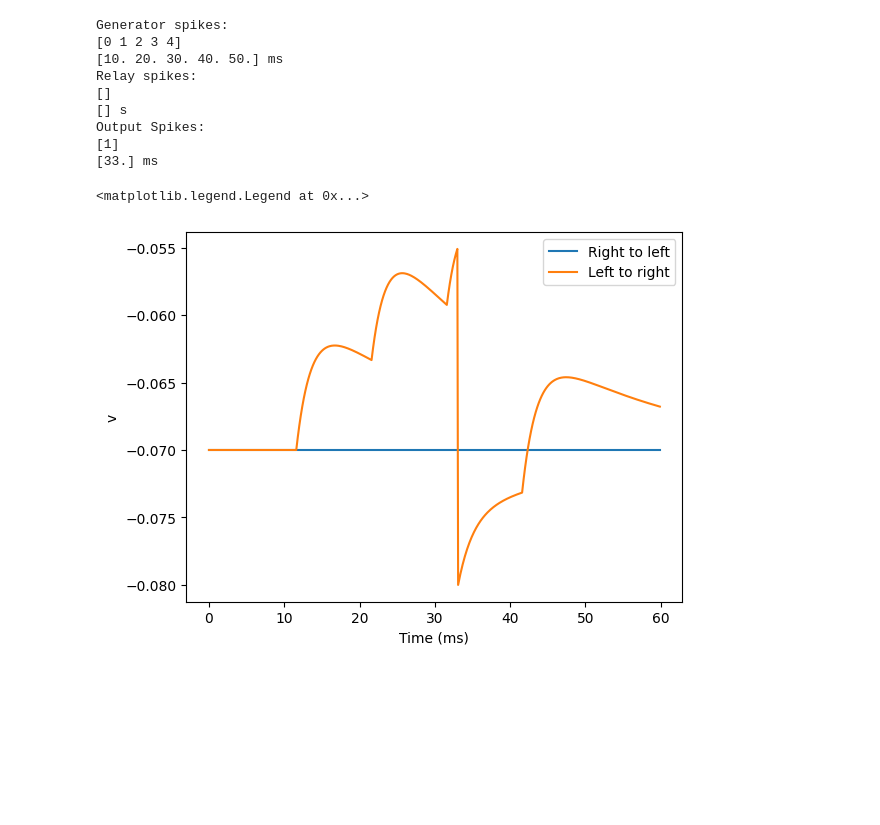
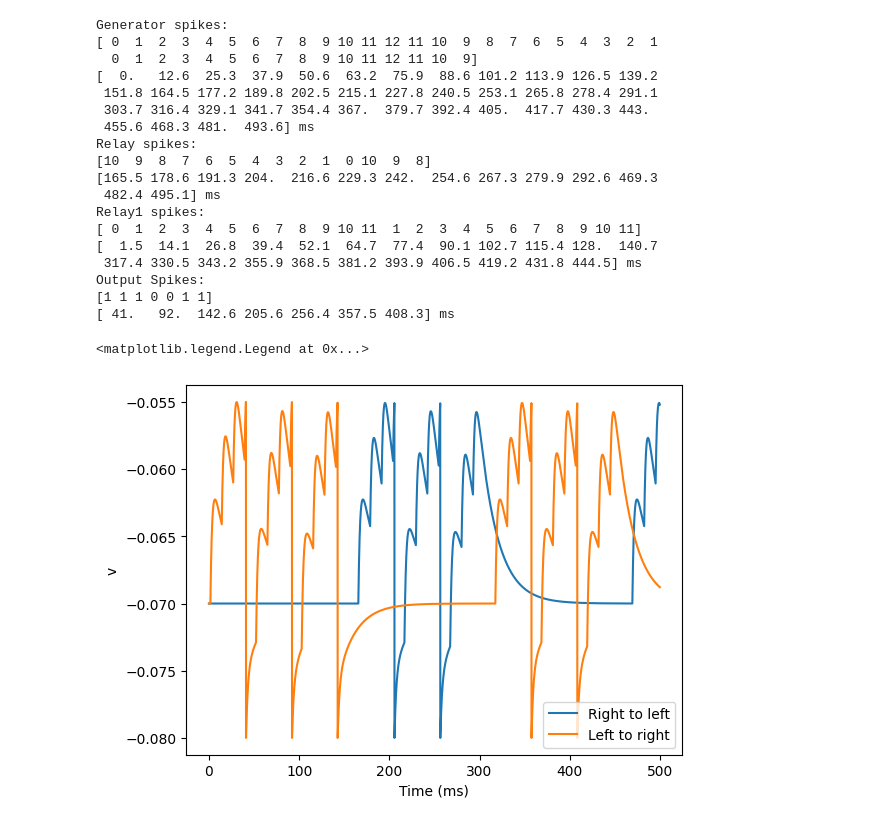
Before and after one commit to Lundsak/D7046E-SNN-project-Epsilon, a Jupyter notebook: brian2-test.ipynb, the cells around one changed output. Cells and saved outputs as stored; diff of their text form; code cells hidden in the pictures; blank space fills up the shorter version.

Commit message:
Brian2 now works with the basic data generator

```diff
--- a/brian2-test.ipynb
+++ b/brian2-test.ipynb
@@ -23,8 +55,14 @@ def visualise_connectivity(S):
 # %%
 start_scope()
 #spikeArr = [4,3,2,1,0] #Right to left
-spikeArr = [0,1,2,3,4] #Left to right
-generator = SpikeGeneratorGroup(5, spikeArr, [10,20,30,40,50]*ms)
+#spikeArr = [0,1,2,3,4] #Left to right
+#timeArr = [10,20,30,40,50]*ms
+spikeArr = plot_n
+timeArr = plot_t*second
+
+inputSize = num_receptors
+
+generator = SpikeGeneratorGroup(inputSize, spikeArr, timeArr)
 generatorMonitor = SpikeMonitor(generator)
 
 tau = 20*ms
@@ -39,23 +77,23 @@ dv/dt = -(v - v_rest)/tau + R*I_syn/tau : volt
 dI_syn/dt = -I_syn/tau_syn : ampere
 '''
 
-relay = NeuronGroup(4, equ, threshold=threshold, reset=v_reset, method=exact)
+relay = NeuronGroup(inputSize-1, equ, threshold=threshold, reset=v_reset, method=exact)
 relay.v = -70*mV
 inpToRel = Synapses(generator, relay, on_pre='I_syn += I_weight')
 inpToRel.connect(condition='j+1 == i')
-#visualise_connectivity(inpToRel)
+# visualise_connectivity(inpToRel)
 
-relay1 = NeuronGroup(4, equ, threshold=threshold, reset=v_reset, method=exact)
+relay1 = NeuronGroup(inputSize-1, equ, threshold=threshold, reset=v_reset, method=exact)
 relay1.v = -70*mV
 inpToRel1 = Synapses(generator, relay1, on_pre='I_syn += I_weight')
 inpToRel1.connect(condition='j == i')
-#visualise_connectivity(inpToRel1)
+# visualise_connectivity(inpToRel1)
 
-inhib = NeuronGroup(5, equ, threshold=threshold, reset=v_reset, method=exact)
+inhib = NeuronGroup(inputSize, equ, threshold=threshold, reset=v_reset, method=exact)
 inhib.v = -70*mV
 inpToIn = Synapses(generator, inhib, on_pre='I_syn += I_weight')
 inpToIn.connect(condition='j == i')
-#visualise_connectivity(inpToIn)
+# visualise_connectivity(inpToIn)
 
 inToRelay = Synapses(inhib, relay, on_pre='I_syn -= I_weight')
 inToRelay.connect(condition='j == i')
@@ -69,46 +107,60 @@ output = NeuronGroup(2, equ, threshold=threshold, reset=v_reset, method=exact)
 output.v = -70*mV
 relayToOut = Synapses(relay, output, on_pre='I_syn += I_weight/3')
 relayToOut.connect(condition='j == 0')
-#visualise_connectivity(relayToOut)
+# visualise_connectivity(relayToOut)
 
 relay1ToOut = Synapses(relay1, output, on_pre='I_syn += I_weight/3')
 relay1ToOut.connect(condition='j == 1')
-#visualise_connectivity(relay1ToOut)
+# visualise_connectivity(relay1ToOut)
 
 relayMonitor = SpikeMonitor(relay)
 relayState = StateMonitor(relay, 'v', record=True)
+relay1Monitor = SpikeMonitor(relay1)
+relay1State = StateMonitor(relay1, 'v', record=True)
 inhibState = StateMonitor(inhib, 'v', record=True)
 outputMonitor = SpikeMonitor(output)
 outputState = StateMonitor(output, 'v', record=True)
 
-run(60*ms)
+run(500*ms)
 print("Generator spikes:")
 print(generatorMonitor.i[:])
 print(generatorMonitor.t[:])
 print("Relay spikes:")
 print(relayMonitor.i[:])
 print(relayMonitor.t[:])
+print("Relay1 spikes:")
+print(relay1Monitor.i[:])
+print(relay1Monitor.t[:])
 print("Output Spikes:")
 print(outputMonitor.i[:])
 print(outputMonitor.t[:])
 
 plot(outputState.t/ms, outputState.v[0], label='Right to left')
 plot(outputState.t/ms, outputState.v[1], label='Left to right')
 xlabel('Time (ms)')
 ylabel('v')
 legend()
 # %% [output]
 Generator spikes:
-[0 1 2 3 4]
-[10. 20. 30. 40. 50.] ms
+[ 0  1  2  3  4  5  6  7  8  9 10 11 12 11 10  9  8  7  6  5  4  3  2  1
+  0  1  2  3  4  5  6  7  8  9 10 11 12 11 10  9]
+[  0.   12.6  25.3  37.9  50.6  63.2  75.9  88.6 101.2 113.9 126.5 139.2
+ 151.8 164.5 177.2 189.8 202.5 215.1 227.8 240.5 253.1 265.8 278.4 291.1
+ 303.7 316.4 329.1 341.7 354.4 367.  379.7 392.4 405.  417.7 430.3 443.
+ 455.6 468.3 481.  493.6] ms
 Relay spikes:
-[]
-[] s
+[10  9  8  7  6  5  4  3  2  1  0 10  9  8]
+[165.5 178.6 191.3 204.  216.6 229.3 242.  254.6 267.3 279.9 292.6 469.3
+ 482.4 495.1] ms
+Relay1 spikes:
+[ 0  1  2  3  4  5  6  7  8  9 10 11  1  2  3  4  5  6  7  8  9 10 11]
+[  1.5  14.1  26.8  39.4  52.1  64.7  77.4  90.1 102.7 115.4 128.  140.7
+ 317.4 330.5 343.2 355.9 368.5 381.2 393.9 406.5 419.2 431.8 444.5] ms
 Output Spikes:
-[1]
-[33.] ms
+[1 1 1 0 0 1 1]
+[ 41.   92.  142.6 205.6 256.4 357.5 408.3] ms
 <matplotlib.legend.Legend at 0x...>
-[figure, old version]
+[figure, new version]
 # %%
 plot(relayState.t/ms, relayState.v[0], label='Relay1')
 plot(relayState.t/ms, relayState.v[1], label='Relay2')
```
Also changed, not shown: parts of 3 cells of this notebook, 1 other file.
